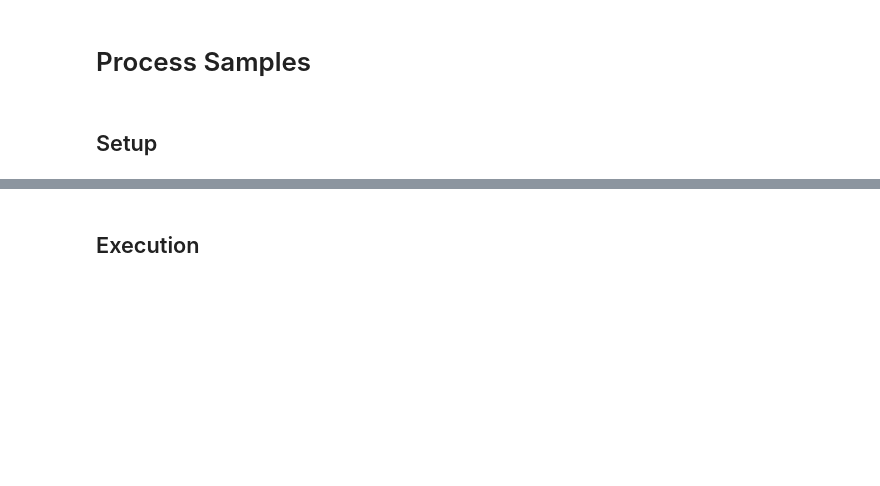
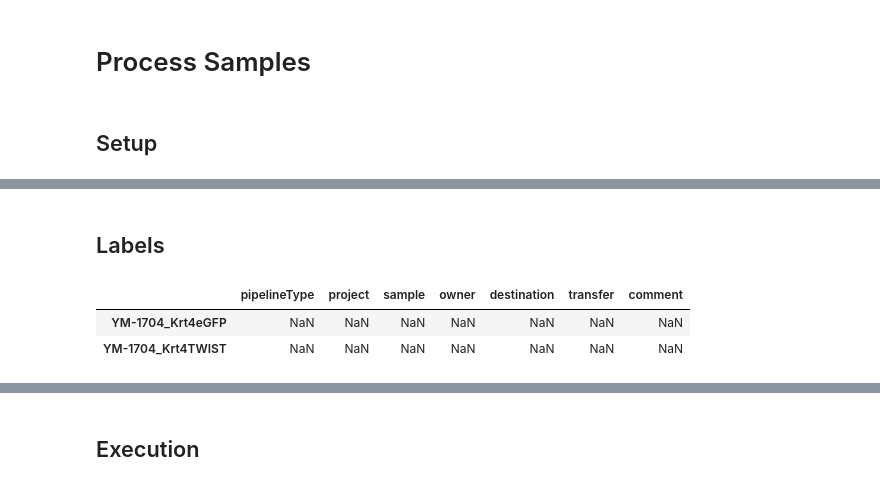
Before and after one commit to andrewmoorman/scing-notebooks, a Jupyter notebook: notebooks/Run_CellRangerGex.ipynb, the cells around one changed output, grey strips where cells are left out. Cells and saved outputs as stored; diff of their text form; code cells hidden in the pictures; blank space fills up the shorter version.

```diff
--- a/notebooks/Run_CellRangerGex.ipynb
+++ b/notebooks/Run_CellRangerGex.ipynb
@@ -312,0 +592,13 @@ path_to_reference = "https://cf.10xgenomics.com/supp/cell-exp/refdata-gex-mm10-2
+# %% [markdown]
+## Labels
+# %%
+with open(f"{config_dir}/template.labels.json") as f:
+    std_labels_fields = list(json.load(f).keys())
+
+# Annotate all samples with workflow inputs and labels
+labels = pd.DataFrame(index=samples.index, columns=std_labels_fields,)
+labels
+# %% [output]
+|  | pipelineType | project | sample | owner | destination | transfer | comment |
+| YM-1704_Krt4eGFP | NaN | NaN | NaN | NaN | NaN | NaN | NaN |
+| YM-1704_Krt4TWIST | NaN | NaN | NaN | NaN | NaN | NaN | NaN |
```
Also changed, not shown: parts of 25 cells of this notebook.
